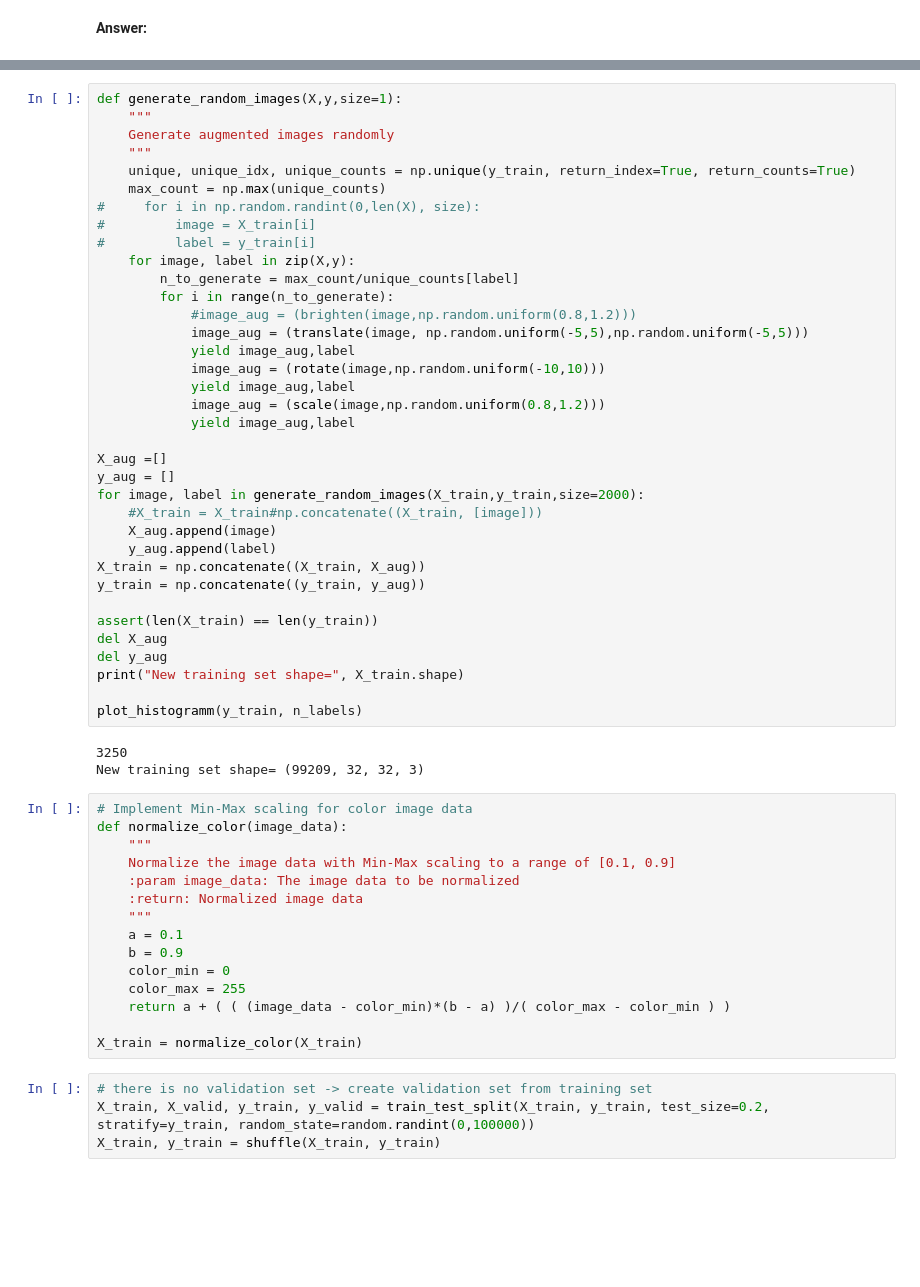
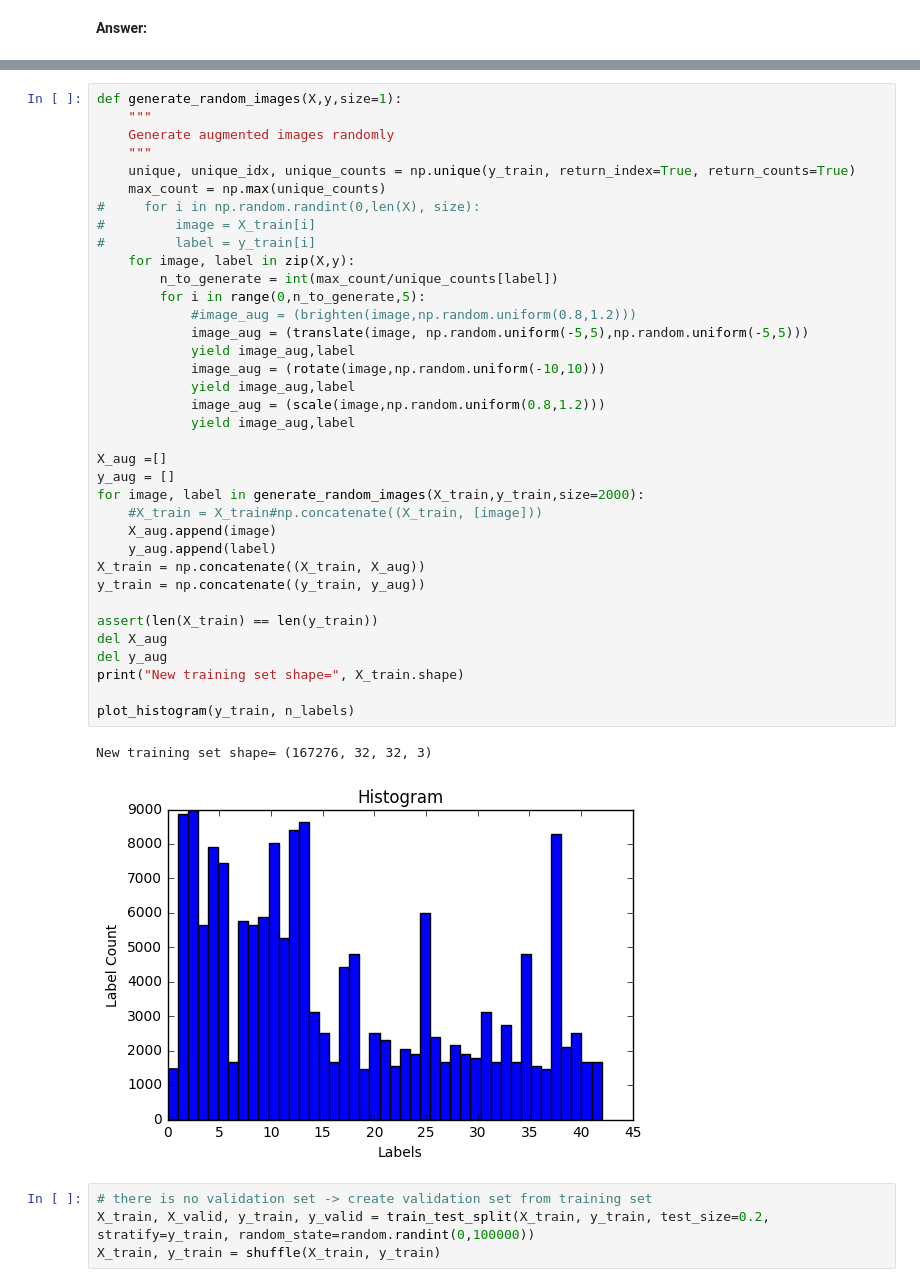
Before and after one commit to pennyheadaway/CarND-Traffic-Sign-Classifier-Project, a Jupyter notebook: Traffic_Sign_Classifier.ipynb, the cells around one changed output, grey strips where cells are left out. Saved outputs shown, nothing was run; the diff lists cells and outputs as text; blank space fills up the shorter version.

```diff
--- a/Traffic_Sign_Classifier.ipynb
+++ b/Traffic_Sign_Classifier.ipynb
@@ -273,53 +282,38 @@ def generate_random_images(X,y,size=1):
     """
     unique, unique_idx, unique_counts = np.unique(y_train, return_index=True, return_counts=True)
     max_count = np.max(unique_counts)
 #     for i in np.random.randint(0,len(X), size):
 #         image = X_train[i]
 #         label = y_train[i]
     for image, label in zip(X,y):
-        n_to_generate = max_count/unique_counts[label]
-        for i in range(n_to_generate):
+        n_to_generate = int(max_count/unique_counts[label])
+        for i in range(0,n_to_generate,5):
             #image_aug = (brighten(image,np.random.uniform(0.8,1.2)))
             image_aug = (translate(image, np.random.uniform(-5,5),np.random.uniform(-5,5)))
             yield image_aug,label
             image_aug = (rotate(image,np.random.uniform(-10,10)))
             yield image_aug,label
             image_aug = (scale(image,np.random.uniform(0.8,1.2)))
             yield image_aug,label
 
 X_aug =[]
 y_aug = []
 for image, label in generate_random_images(X_train,y_train,size=2000):
     #X_train = X_train#np.concatenate((X_train, [image]))
     X_aug.append(image)
     y_aug.append(label)
 X_train = np.concatenate((X_train, X_aug))
 y_train = np.concatenate((y_train, y_aug))
 
 assert(len(X_train) == len(y_train))
 del X_aug
 del y_aug
 print("New training set shape=", X_train.shape)
 
-plot_histogramm(y_train, n_labels)
+plot_histogram(y_train, n_labels)
 # %% [output]
-3250
-New training set shape= (99209, 32, 32, 3)
+New training set shape= (167276, 32, 32, 3)
+[figure, added]
-# %%
-# Implement Min-Max scaling for color image data
-def normalize_color(image_data):
-    """
-    Normalize the image data with Min-Max scaling to a range of [0.1, 0.9]
-    :param image_data: The image data to be normalized
-    :return: Normalized image data
-    """
-    a = 0.1
-    b = 0.9
-    color_min = 0
-    color_max = 255
-    return a + ( ( (image_data - color_min)*(b - a) )/( color_max - color_min ) )
-
-X_train = normalize_color(X_train)
 # %%
 # there is no validation set -> create validation set from training set
 X_train, X_valid, y_train, y_valid = train_test_split(X_train, y_train, test_size=0.2, stratify=y_train, random_state=random.randint(0,100000))
```
Also changed, not shown: parts of 8 cells of this notebook.
